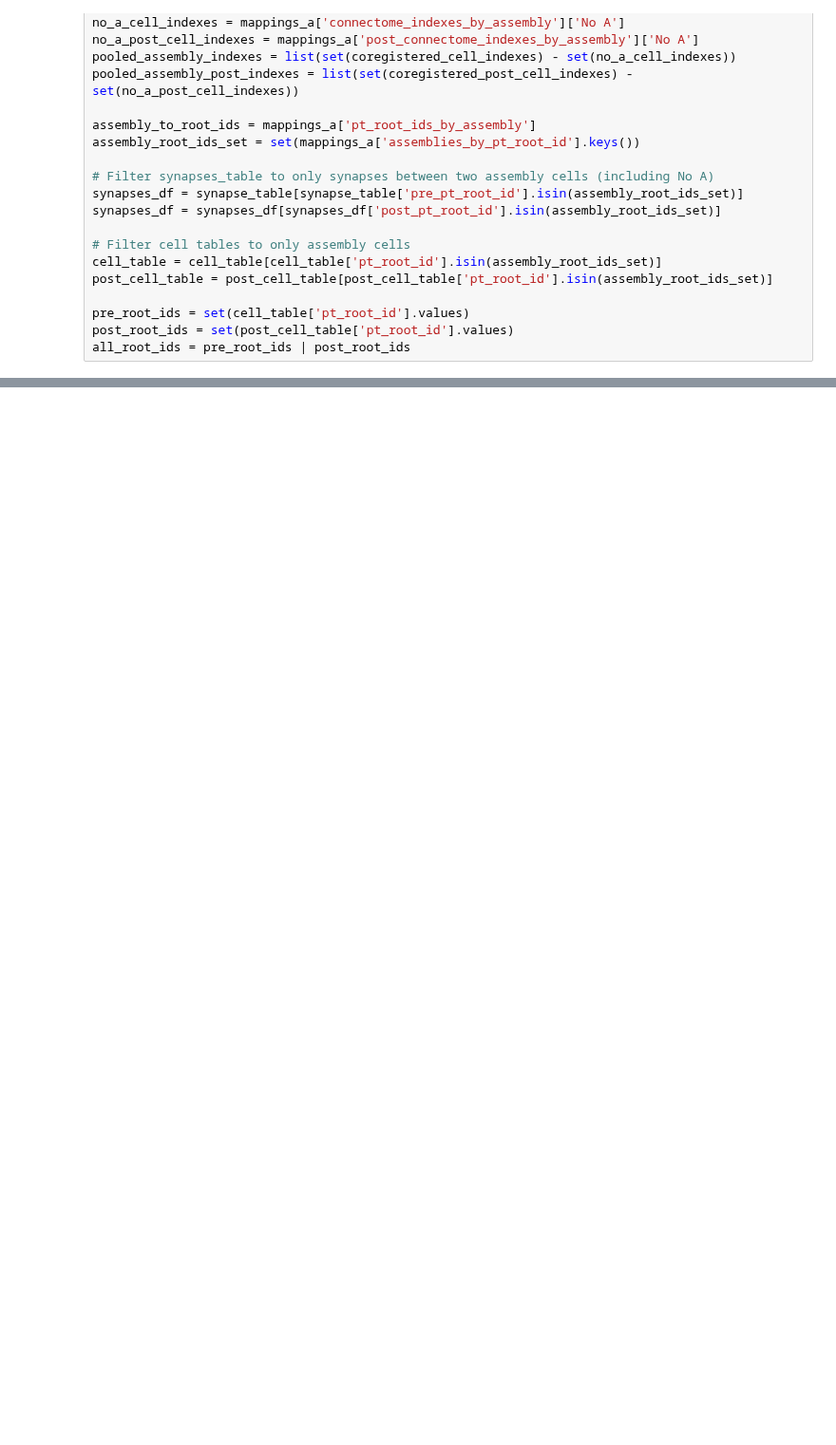
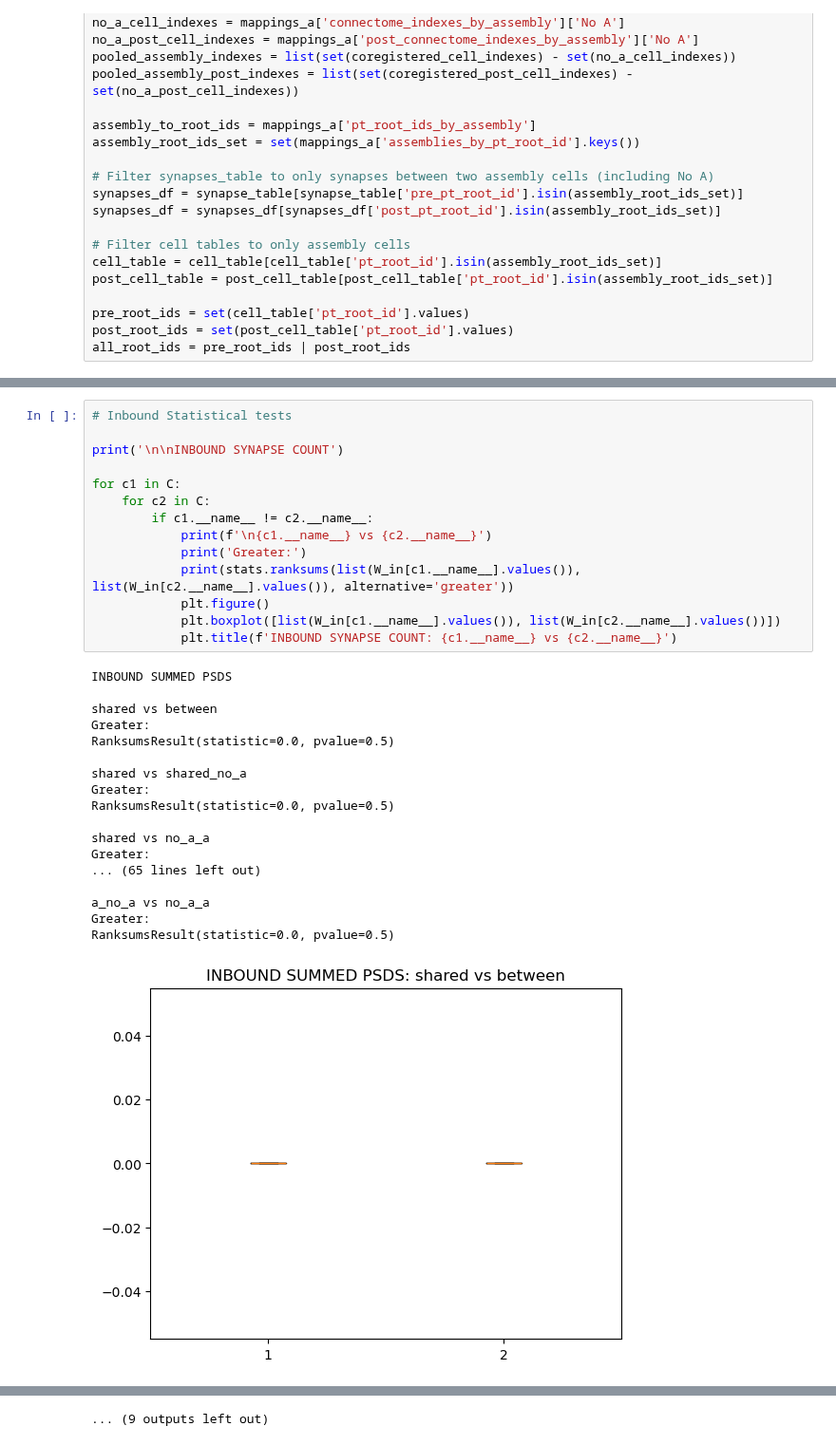
Before and after one commit to Jawagnercarena/Assembly_Organization, a Jupyter notebook: files_to_discuss/stefan_b_monosynaptic_analysis_by_sets.ipynb, the cells around one changed output, grey strips where cells are left out. Shown at 95% size. Saved outputs shown, nothing was run; the diff lists cells and outputs as text; blank space fills up the shorter version.

Commit message:
Updated monosynaptic set methods
Fixed a bug on inbound calculations

```diff
--- a/files_to_discuss/stefan_b_monosynaptic_analysis_by_sets.ipynb
+++ b/files_to_discuss/stefan_b_monosynaptic_analysis_by_sets.ipynb
@@ -272,0 +331,33 @@ RanksumsResult(statistic=-2.0582263434965364, pvalue=0.019784205462226305)
+# %%
+# Inbound Statistical tests
+
+print('\n\nINBOUND SYNAPSE COUNT')
+
+for c1 in C:
+    for c2 in C:
+        if c1.__name__ != c2.__name__:
+            print(f'\n{c1.__name__} vs {c2.__name__}')
+            print('Greater:')
+            print(stats.ranksums(list(W_in[c1.__name__].values()), list(W_in[c2.__name__].values()), alternative='greater'))
+            plt.figure()
+            plt.boxplot([list(W_in[c1.__name__].values()), list(W_in[c2.__name__].values())])
+            plt.title(f'INBOUND SYNAPSE COUNT: {c1.__name__} vs {c2.__name__}')
+# %% [output]
+INBOUND SUMMED PSDS
+
+shared vs between
+Greater:
+RanksumsResult(statistic=0.0, pvalue=0.5)
+
+shared vs shared_no_a
+Greater:
+RanksumsResult(statistic=0.0, pvalue=0.5)
+
+shared vs no_a_a
+Greater:
+... (65 lines left out)
+
+a_no_a vs no_a_a
+Greater:
+RanksumsResult(statistic=0.0, pvalue=0.5)
+[figure, added]
@@ -272,0 +374 @@ RanksumsResult(statistic=-2.0582263434965364, pvalue=0.019784205462226305)
+... (9 outputs left out)
```
Also changed, not shown: parts of 6 cells of this notebook.
